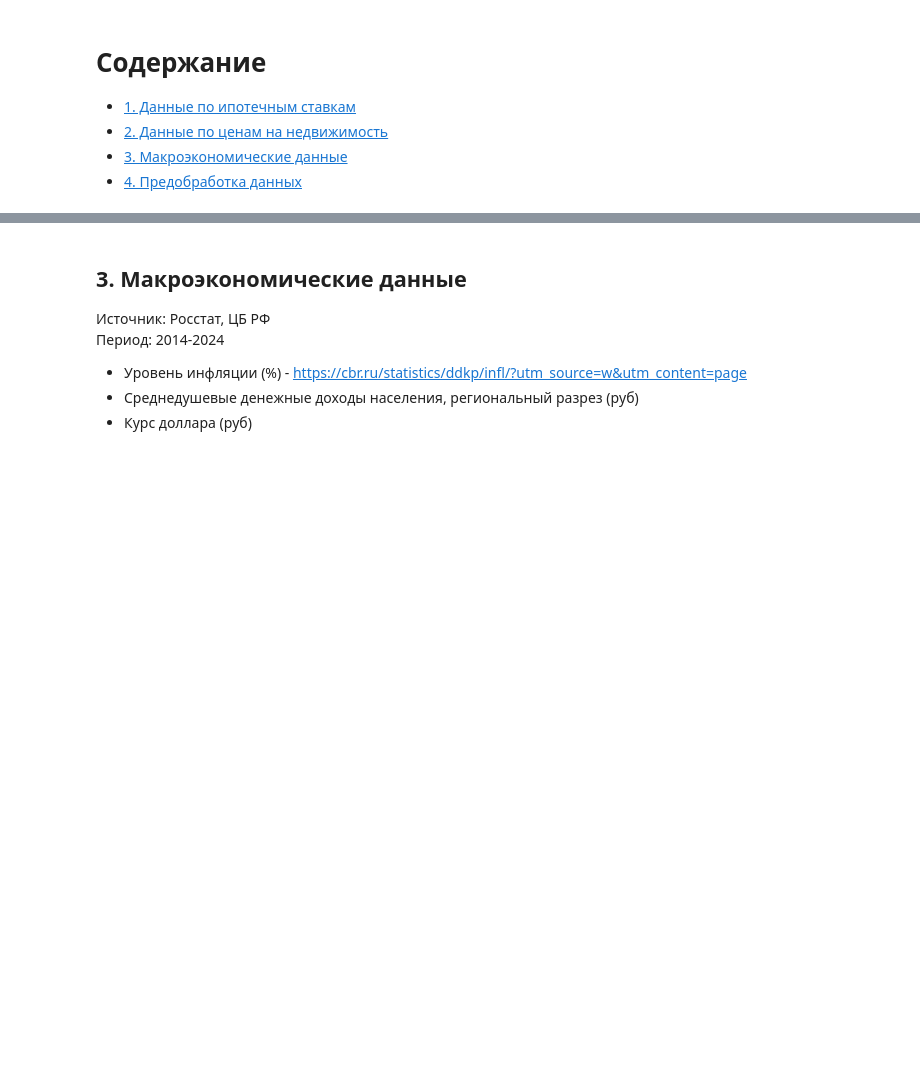
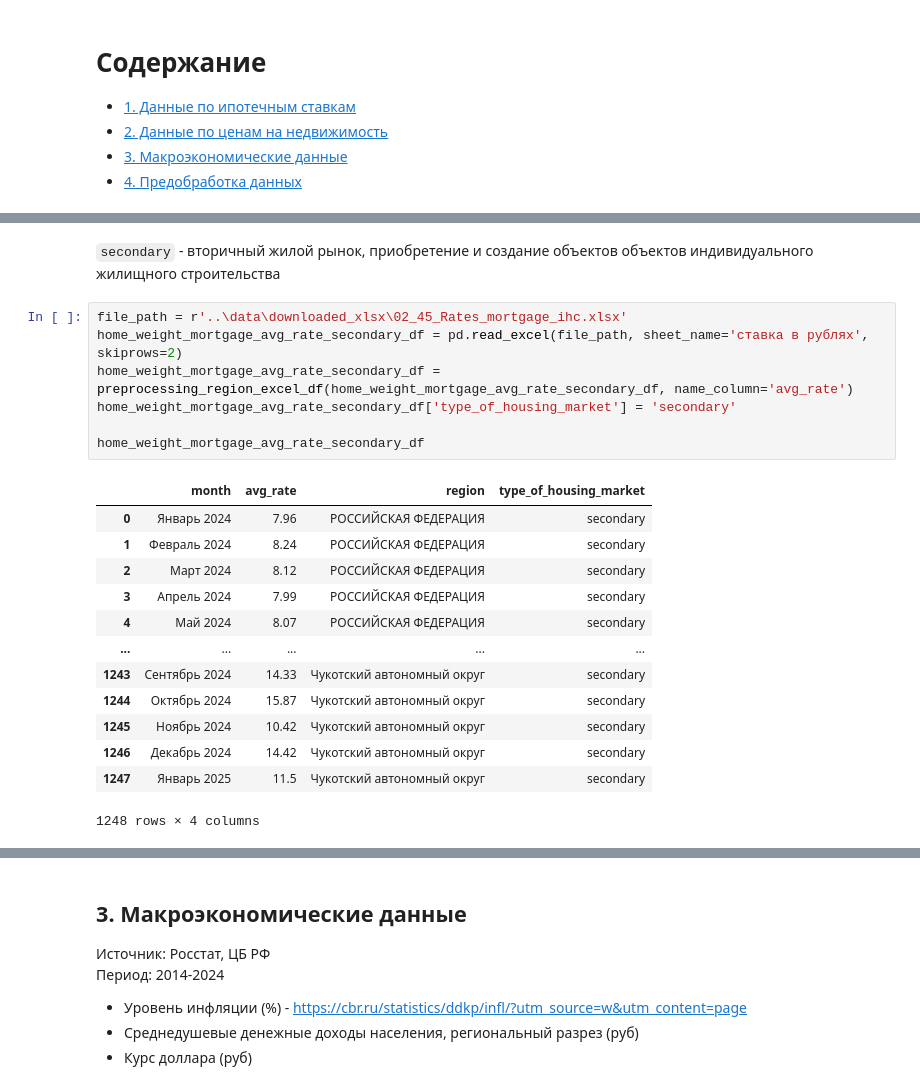
Before and after one commit to widenhrzns/py_da-project, a Jupyter notebook: notebooks/data_collection.ipynb, the cells around one changed output, grey strips where cells are left out. Drawn from its saved outputs; the diff is of its cells as text; blank space fills up the shorter version.

```diff
--- a/notebooks/data_collection.ipynb
+++ b/notebooks/data_collection.ipynb
@@ -161,0 +198,23 @@ home_info_mortgage_df
+# %% [markdown]
+`secondary` - вторичный жилой рынок, приобретение и создание объектов объектов индивидуального жилищного строительства
+# %%
+file_path = r'..\data\downloaded_xlsx\02_45_Rates_mortgage_ihc.xlsx'
+home_weight_mortgage_avg_rate_secondary_df = pd.read_excel(file_path, sheet_name='ставка в рублях', skiprows=2)
+home_weight_mortgage_avg_rate_secondary_df = preprocessing_region_excel_df(home_weight_mortgage_avg_rate_secondary_df, name_column='avg_rate')
+home_weight_mortgage_avg_rate_secondary_df['type_of_housing_market'] = 'secondary'
+
+home_weight_mortgage_avg_rate_secondary_df
+# %% [output]
+|  | month | avg_rate | region | type_of_housing_market |
+| 0 | Январь 2024 | 7.96 | РОССИЙСКАЯ ФЕДЕРАЦИЯ | secondary |
+| 1 | Февраль 2024 | 8.24 | РОССИЙСКАЯ ФЕДЕРАЦИЯ | secondary |
+| 2 | Март 2024 | 8.12 | РОССИЙСКАЯ ФЕДЕРАЦИЯ | secondary |
+| 3 | Апрель 2024 | 7.99 | РОССИЙСКАЯ ФЕДЕРАЦИЯ | secondary |
+| 4 | Май 2024 | 8.07 | РОССИЙСКАЯ ФЕДЕРАЦИЯ | secondary |
+| ... | ... | ... | ... | ... |
+| 1243 | Сентябрь 2024 | 14.33 | Чукотский автономный округ | secondary |
+| 1244 | Октябрь 2024 | 15.87 | Чукотский автономный округ | secondary |
+| 1245 | Ноябрь 2024 | 10.42 | Чукотский автономный округ | secondary |
+| 1246 | Декабрь 2024 | 14.42 | Чукотский автономный округ | secondary |
+| 1247 | Январь 2025 | 11.5 | Чукотский автономный округ | secondary |
+1248 rows × 4 columns
```
Also changed, not shown: parts of 22 cells of this notebook.
